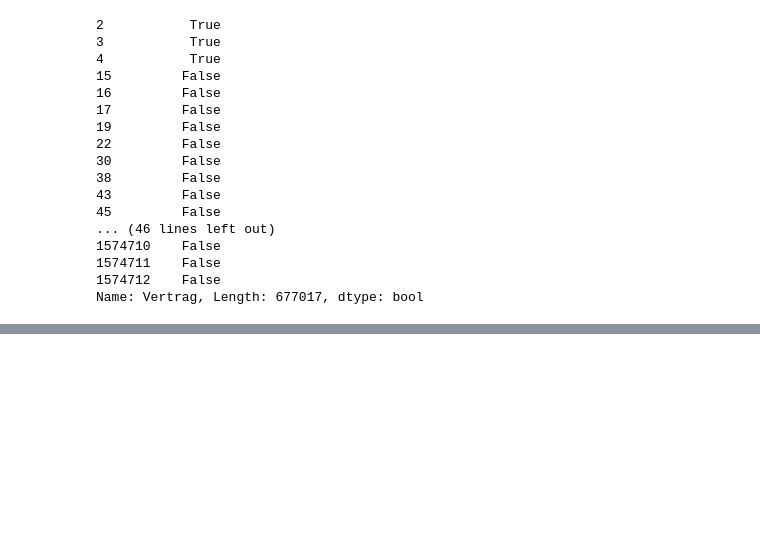
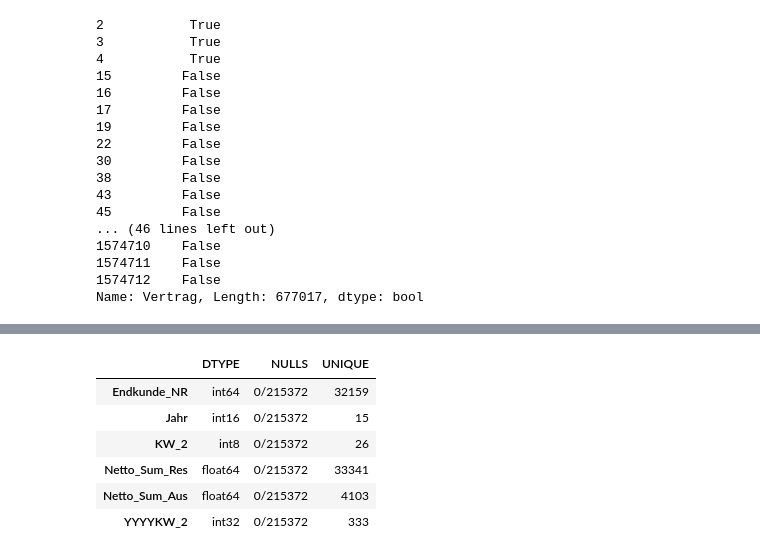
Before and after one commit to apgsga-stc/PredictiveAnalyticsPython, a Jupyter notebook: vkprog_analyse/scribbles.ipynb, the cells around one changed output, grey strips where cells are left out. Saved outputs shown, nothing was run; the diff lists cells and outputs as text; code cells hidden in the pictures; blank space fills up the shorter version.

```diff
--- a/vkprog_analyse/scribbles.ipynb
+++ b/vkprog_analyse/scribbles.ipynb
@@ -342,0 +381,10 @@ Name: Vertrag, Length: 677017, dtype: bool
+# %%
+desc_col(bd_aggr_2w)
+# %% [output]
+|  | DTYPE | NULLS | UNIQUE |
+| Endkunde_NR | int64 | 0/215372 | 32159 |
+| Jahr | int16 | 0/215372 | 15 |
+| KW_2 | int8 | 0/215372 | 26 |
+| Netto_Sum_Res | float64 | 0/215372 | 33341 |
+| Netto_Sum_Aus | float64 | 0/215372 | 4103 |
+| YYYYKW_2 | int32 | 0/215372 | 333 |
```
Also changed, not shown: parts of 13 cells of this notebook, 1 other file.
